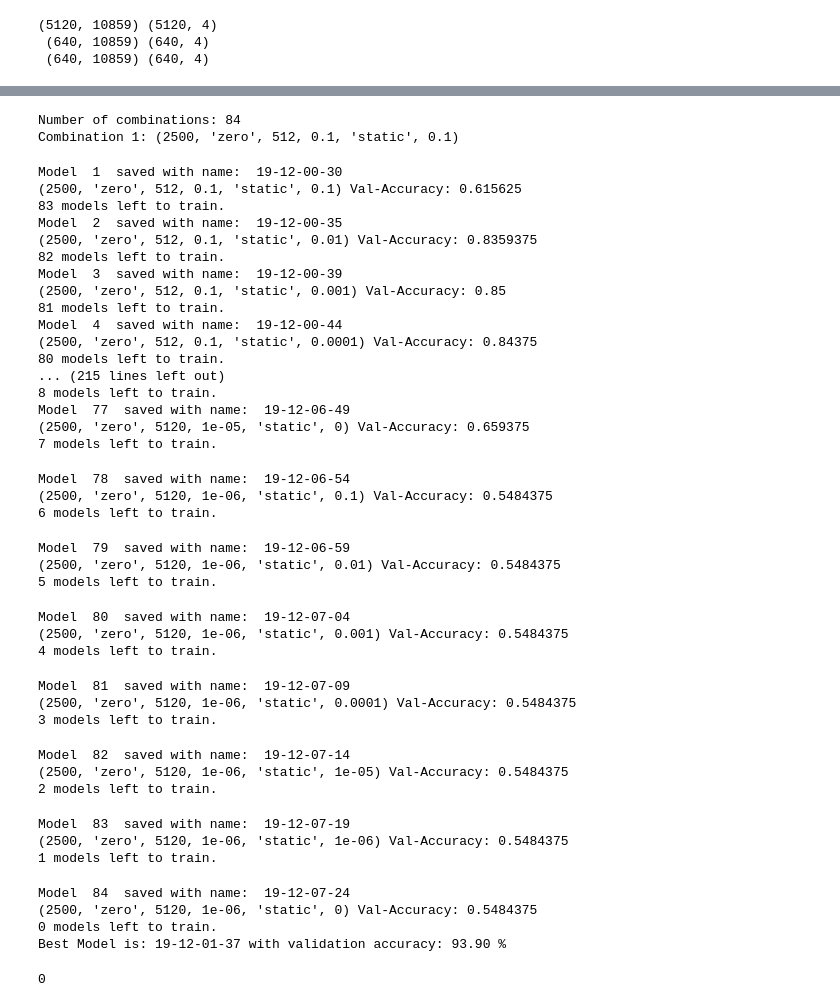
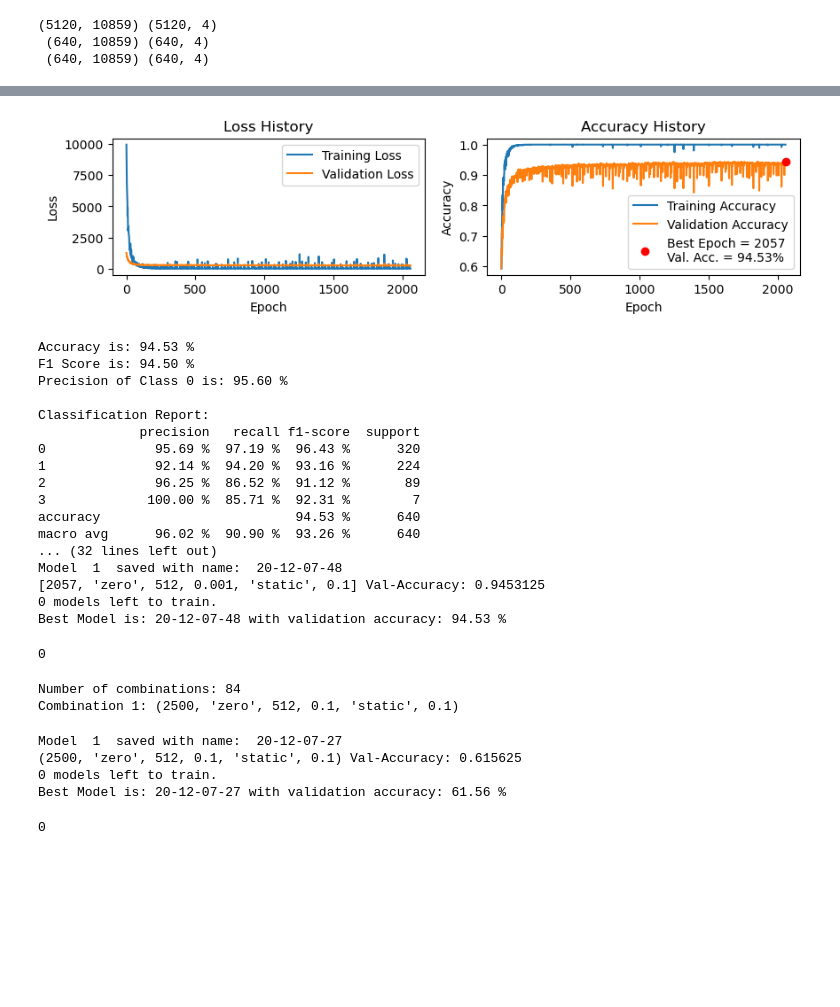
Before and after one commit to mehmetbayik/Alzheimer-MRI-Prediction-from-Scratch, a Jupyter notebook: svm.ipynb, the cells around one changed output, grey strips where cells are left out. Cells and saved outputs as stored; diff of their text form; code cells hidden in the pictures; blank space fills up the shorter version.

```diff
--- a/svm.ipynb
+++ b/svm.ipynb
@@ -424,7 +424,7 @@ def TrainModel(max_epoch, batch_size, weight_init, lr, lr_type, lmbda):
 # %%
 # Train New Model
 model_parameters = TrainModel(
-    max_epoch=2500, batch_size=512, weight_init='zero', lr=0.001, lr_type='static', lmbda=0.1)
+    max_epoch=2057, batch_size=512, weight_init='zero', lr=0.001, lr_type='static', lmbda=0.1)
 
 GridSearch(model_parameters, X_train, y_train, X_val, y_val, X_test, y_test, print_result=True, seed=42, history_steps=1)
 
@@ -434,3 +450,22 @@ KeyboardInterrupt:
+[figure, added]
+Accuracy is: 94.53 %
+F1 Score is: 94.50 %
+Precision of Class 0 is: 95.60 %
+
+Classification Report:
+             precision   recall f1-score  support
+0              95.69 %  97.19 %  96.43 %      320
+1              92.14 %  94.20 %  93.16 %      224
+2              96.25 %  86.52 %  91.12 %       89
+3             100.00 %  85.71 %  92.31 %        7
+accuracy                         94.53 %      640
+macro avg      96.02 %  90.90 %  93.26 %      640
+... (32 lines left out)
+Model  1  saved with name:  20-12-07-48
+[2057, 'zero', 512, 0.001, 'static', 0.1] Val-Accuracy: 0.9453125
+0 models left to train.
+Best Model is: 20-12-07-48 with validation accuracy: 94.53 %
+0
 # %%
 # Grid Search Combinations
 
@@ -454,49 +489,14 @@ Combination 1: (2500, 'zero', 512, 0.1, 'static', 0.1)
 # %%
 # Grid Search All Combinations
 
-GridSearch(model_options, X_train, y_train, X_val, y_val, X_test, y_test, seed=42, history_steps=1)
+GridSearch(model_options[0:1], X_train, y_train, X_val, y_val, X_test, y_test, seed=42, history_steps=100)
 os.system(finish_sound)
 # %% [output]
-Model  1  saved with name:  19-12-00-30
+Model  1  saved with name:  20-12-07-27
 (2500, 'zero', 512, 0.1, 'static', 0.1) Val-Accuracy: 0.615625
-83 models left to train.
-Model  2  saved with name:  19-12-00-35
-(2500, 'zero', 512, 0.1, 'static', 0.01) Val-Accuracy: 0.8359375
-82 models left to train.
-Model  3  saved with name:  19-12-00-39
-(2500, 'zero', 512, 0.1, 'static', 0.001) Val-Accuracy: 0.85
-81 models left to train.
-Model  4  saved with name:  19-12-00-44
-(2500, 'zero', 512, 0.1, 'static', 0.0001) Val-Accuracy: 0.84375
-80 models left to train.
-... (215 lines left out)
-8 models left to train.
-Model  77  saved with name:  19-12-06-49
-(2500, 'zero', 5120, 1e-05, 'static', 0) Val-Accuracy: 0.659375
-7 models left to train.
+0 models left to train.
+Best Model is: 20-12-07-27 with validation accuracy: 61.56 %
-Model  78  saved with name:  19-12-06-54
-(2500, 'zero', 5120, 1e-06, 'static', 0.1) Val-Accuracy: 0.5484375
-6 models left to train.
+0
-Model  79  saved with name:  19-12-06-59
-(2500, 'zero', 5120, 1e-06, 'static', 0.01) Val-Accuracy: 0.5484375
-5 models left to train.
-Model  80  saved with name:  19-12-07-04
-(2500, 'zero', 5120, 1e-06, 'static', 0.001) Val-Accuracy: 0.5484375
-4 models left to train.
-Model  81  saved with name:  19-12-07-09
-(2500, 'zero', 5120, 1e-06, 'static', 0.0001) Val-Accuracy: 0.5484375
-3 models left to train.
-Model  82  saved with name:  19-12-07-14
-(2500, 'zero', 5120, 1e-06, 'static', 1e-05) Val-Accuracy: 0.5484375
-2 models left to train.
-Model  83  saved with name:  19-12-07-19
-(2500, 'zero', 5120, 1e-06, 'static', 1e-06) Val-Accuracy: 0.5484375
-1 models left to train.
-Model  84  saved with name:  19-12-07-24
-(2500, 'zero', 5120, 1e-06, 'static', 0) Val-Accuracy: 0.5484375
-0 models left to train.
-Best Model is: 19-12-01-37 with validation accuracy: 93.90 %
-0
 # %%
 """
 # Train New Model
```
Also changed, not shown: parts of 1 cell of this notebook.
